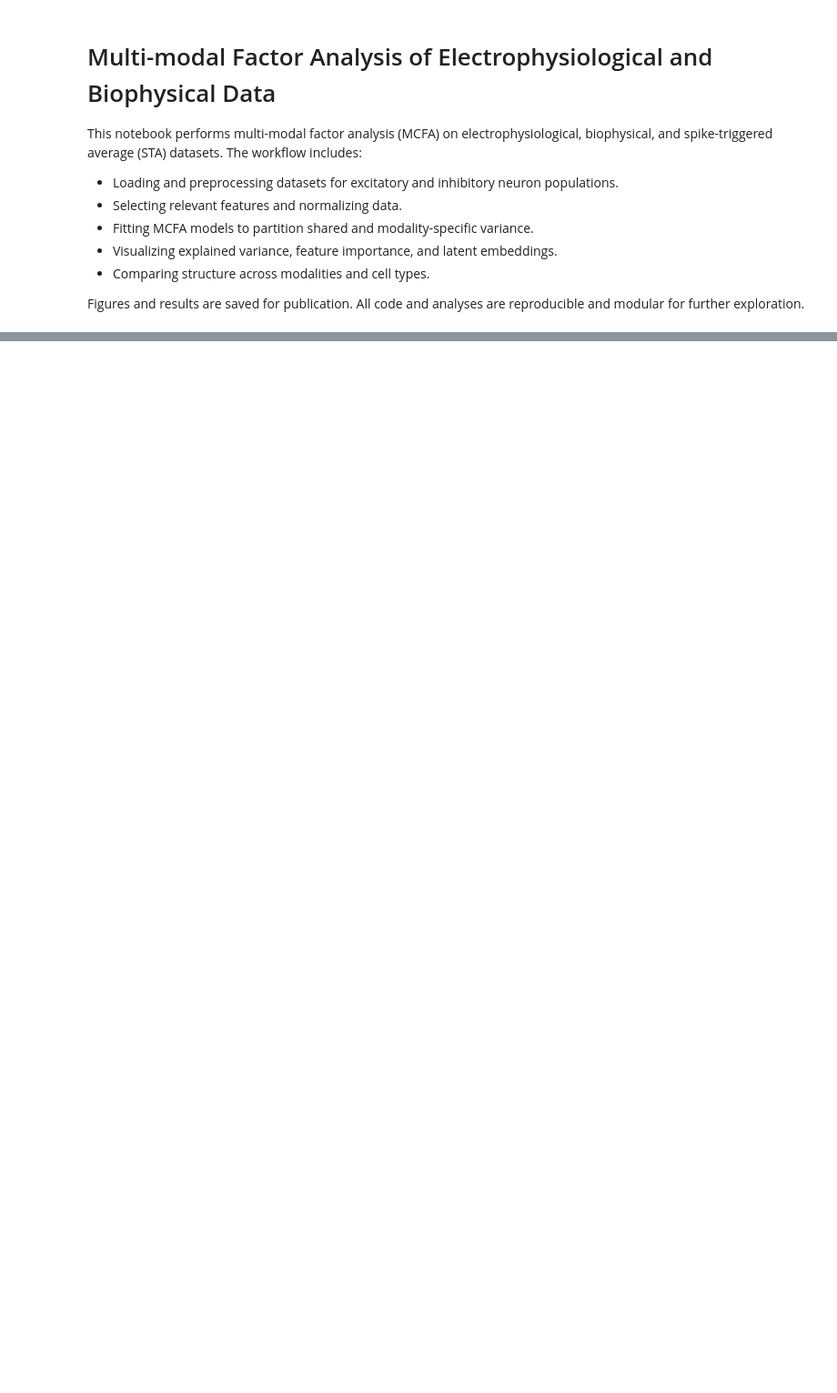
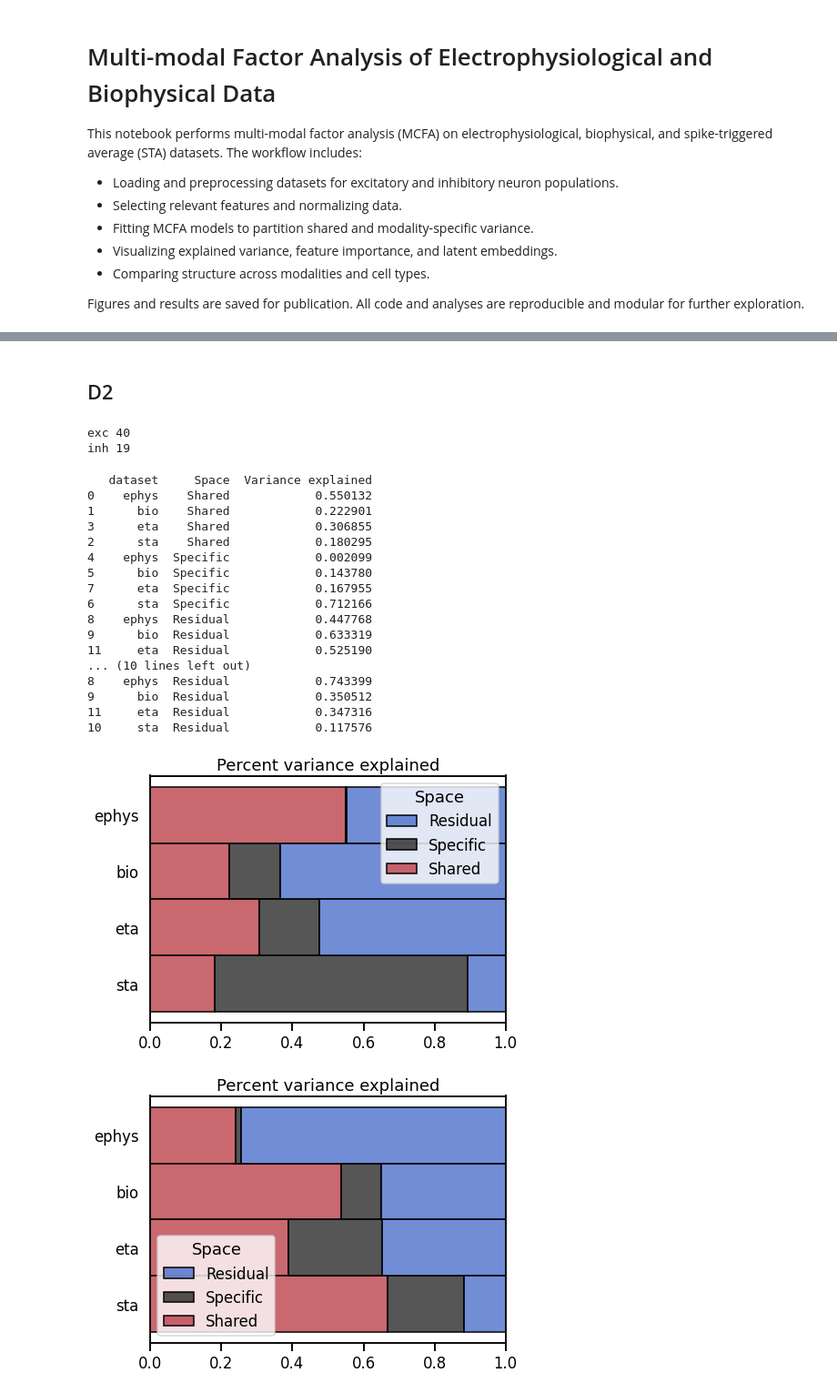
Before and after one commit to Nishant-codex/single_cell_analysis, a Jupyter notebook: notebooks_drug/pCCA_drug.ipynb, the cells around one changed output, grey strips where cells are left out. Shown at 91% size. Saved outputs shown, nothing was run; the diff lists cells and outputs as text; code cells hidden in the pictures; blank space fills up the shorter version.

```diff
--- a/notebooks_drug/pCCA_drug.ipynb
+++ b/notebooks_drug/pCCA_drug.ipynb
@@ -353,0 +276,29 @@ plt.show()
+# %% [markdown]
+## D2
+# %%
+var_exp_totals_exc_d2,var_exp_totals_inh_d2 = perform_MCFA('d2', save=True, savepath = 'G:/My Drive/Data For Publication/paper2/part1/')
+
+ephys_drug_exc = return_neuromod_df(ephys_exc_all,cond=['d2'],cols=cols_ephys,df_type='ephys')
+ephys_drug_inh = return_neuromod_df(ephys_inh_all,cond=['d2'],cols=cols_ephys,df_type='ephys')
+# %% [output]
+exc 40
+inh 19
+   dataset     Space  Variance explained
+0    ephys    Shared            0.550132
+1      bio    Shared            0.222901
+3      eta    Shared            0.306855
+2      sta    Shared            0.180295
+4    ephys  Specific            0.002099
+5      bio  Specific            0.143780
+7      eta  Specific            0.167955
+6      sta  Specific            0.712166
+8    ephys  Residual            0.447768
+9      bio  Residual            0.633319
+11     eta  Residual            0.525190
+... (10 lines left out)
+8    ephys  Residual            0.743399
+9      bio  Residual            0.350512
+11     eta  Residual            0.347316
+10     sta  Residual            0.117576
+[figure, added]
+[figure, added]
```
Also changed, not shown: parts of 88 cells of this notebook, 4 other files.
